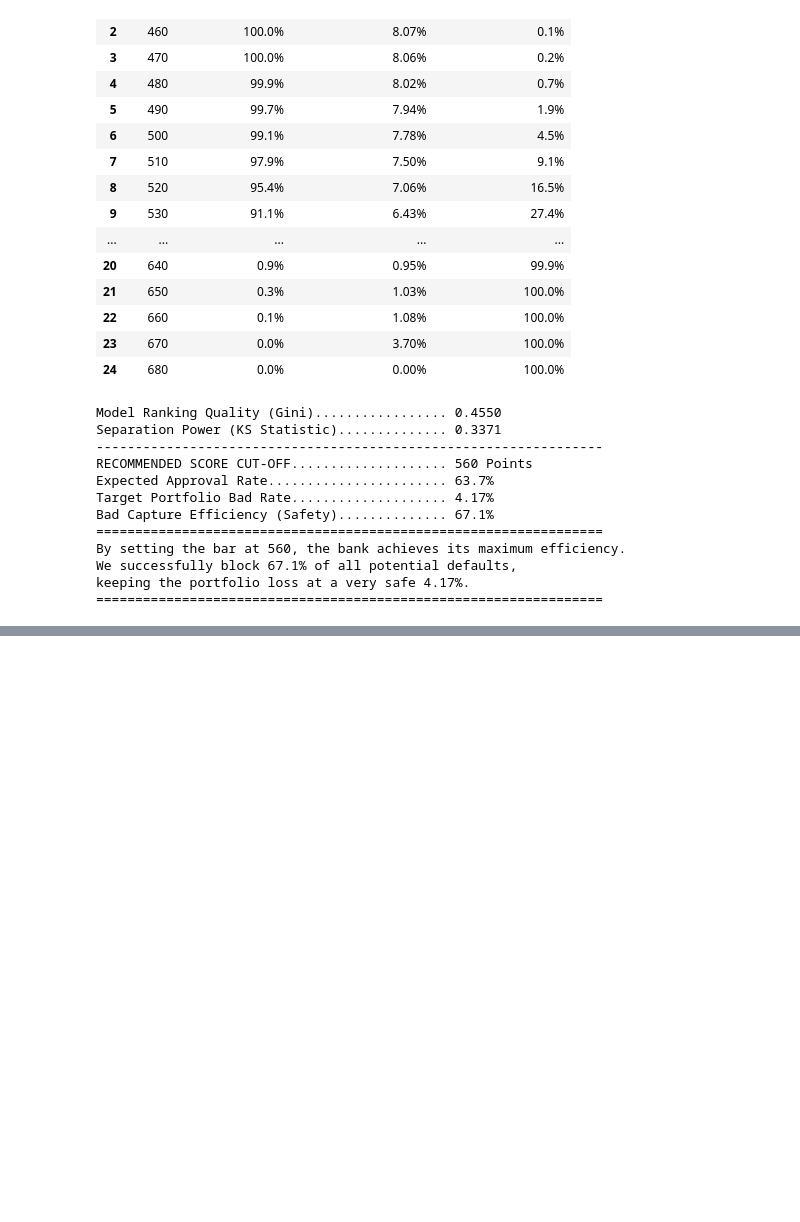
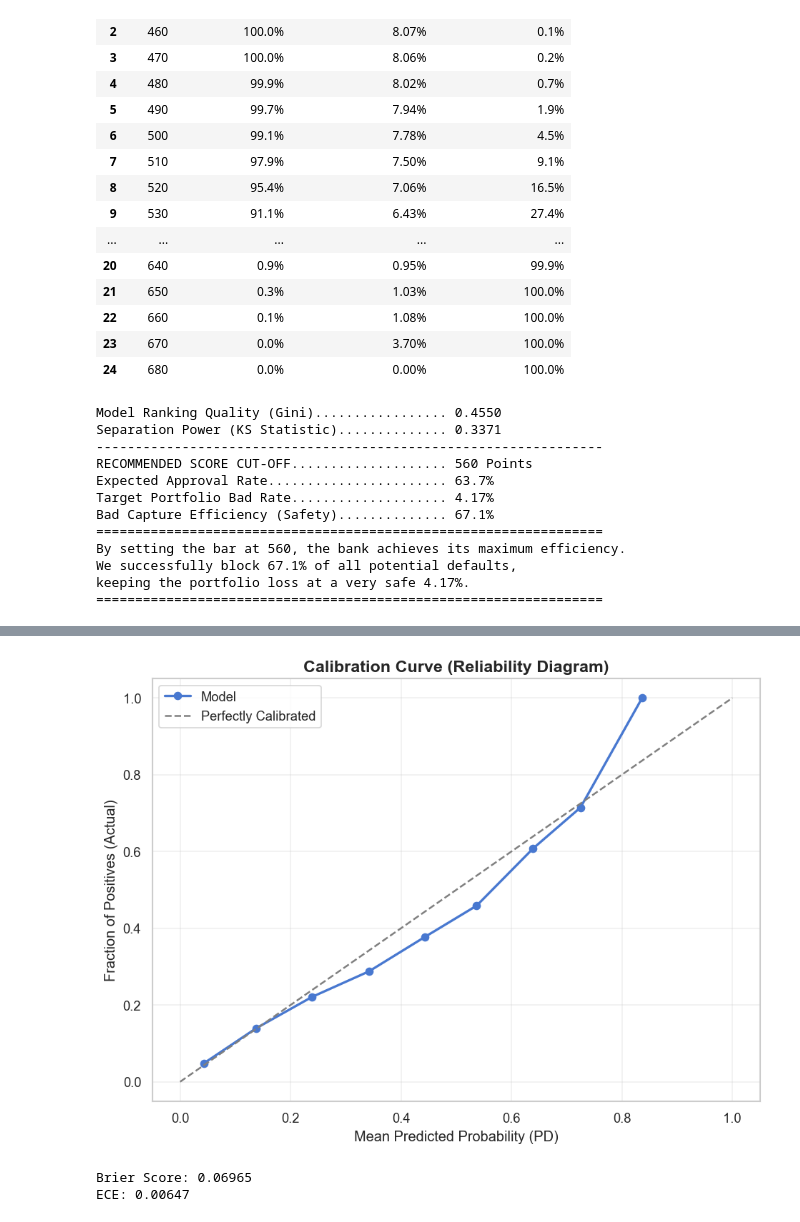
Before and after one commit to ErenReyhanlioglu/Credit_Risk_Analysis, a Jupyter notebook: notebooks/04_model_diagnostics_performance.ipynb, the cells around one changed output, grey strips where cells are left out. Drawn from its saved outputs; the diff is of its cells as text; code cells hidden in the pictures; blank space fills up the shorter version.

Commit message:
feat: implement advanced PD calibration and risk grading. Added quantile-based calibration, G1-G10 mapping, and verified BS=0.0696, ECE=0.0065.

```diff
--- a/notebooks/04_model_diagnostics_performance.ipynb
+++ b/notebooks/04_model_diagnostics_performance.ipynb
@@ -210,0 +249,26 @@ keeping the portfolio loss at a very safe 4.17%.
+# %%
+# Constants from Notebook 03
+PDO = 20
+BASE_SCORE = 600
+BASE_ODDS = 50
+
+factor = PDO / np.log(2)
+offset = BASE_SCORE - (factor * np.log(BASE_ODDS))
+
+# Calculate Logit and then Probability (PD)
+# Formula: Score = Offset - Factor * Logit  =>  Logit = (Offset - Score) / Factor
+logit = (offset - test_scored['SCORE']) / factor
+test_scored['PROB'] = 1 / (1 + np.exp(-logit))
+# %%
+plot_calibration_curve_custom(test_scored['TARGET'], test_scored['PROB'])
+# %% [output]
+[figure, added]
+# %%
+bs = calculate_brier_score(test_scored['TARGET'], test_scored['PROB'])
+ece = calculate_expected_calibration_error(test_scored['TARGET'], test_scored['PROB'])
+
+print(f"Brier Score: {bs:.5f}")
+print(f"ECE: {ece:.5f}")
+# %% [output]
+Brier Score: 0.06965
+ECE: 0.00647
```
Also changed, not shown: parts of 5 cells of this notebook, 3 other files.
